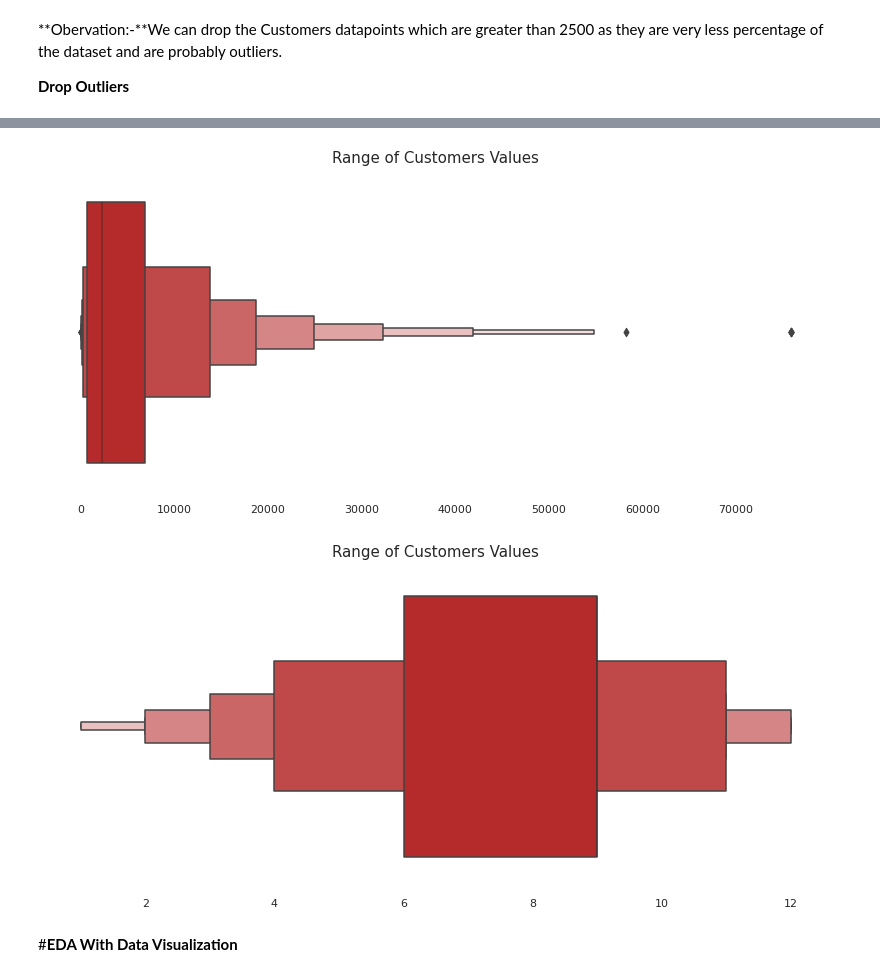
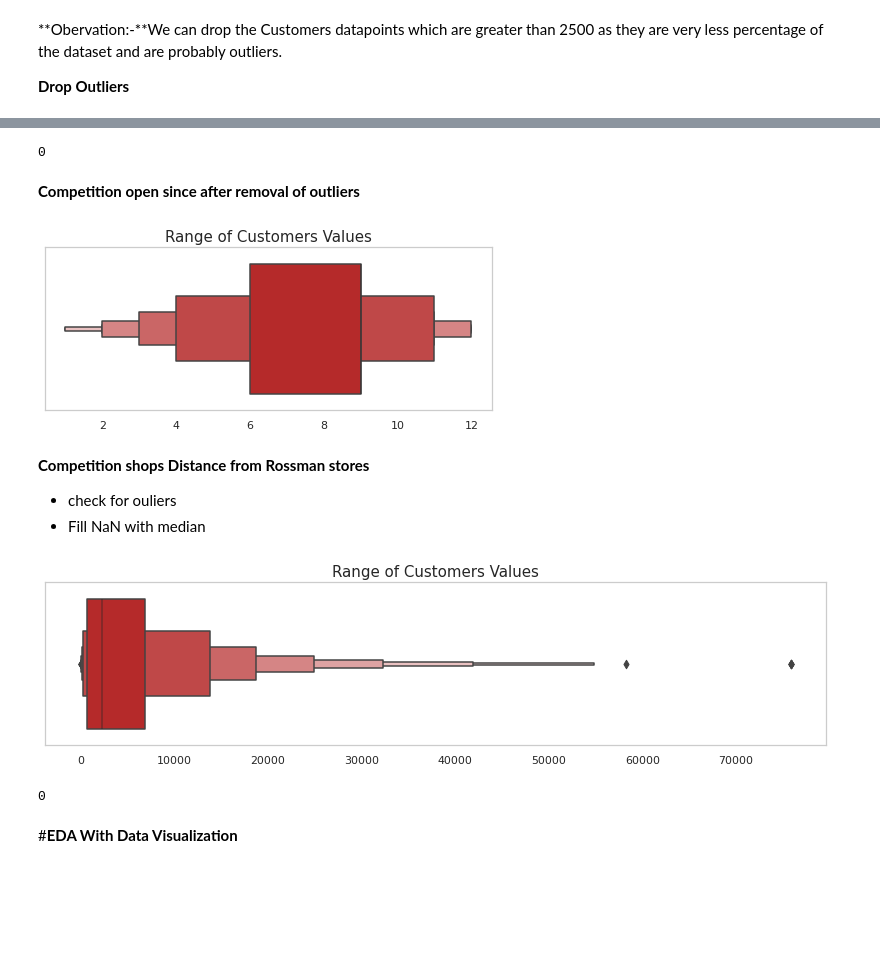
Before and after one commit to DeepakKumarSingh003/Rossmann-Sales-Prediction-, a Jupyter notebook: Rossmann_Sales_Prediction_Capstone_Project.ipynb, the cells around one changed output, grey strips where cells are left out. Saved outputs shown, nothing was run; the diff lists cells and outputs as text; code cells hidden in the pictures; blank space fills up the shorter version.

```diff
--- a/Rossmann_Sales_Prediction_Capstone_Project.ipynb
+++ b/Rossmann_Sales_Prediction_Capstone_Project.ipynb
@@ -390,10 +395,0 @@ for spine in ax.spines.values():
-# %%
-sns.set_theme(palette='autumn',rc={'figure.figsize': (18,6)},style='whitegrid')
-sns.distplot(x=df0['Customers'],color='#CC1313')
-plt.title('Count of Paid Apps as Compared to its size',size=14)
-plt.ylabel('Density of Paid Apps',size=12)
-plt.xlabel('Size of Paid Apps',size=12)
-plt.grid(False)
-for spine in plt.gca().spines.values():
-  spine.set_visible(False)
-plt.show()
@@ -459,10 +459,10 @@ df1.shape
 # %%
-sns.set_theme(rc={'figure.figsize': (14,6)},style='whitegrid')
+sns.set_theme(rc={'figure.figsize': (14,3)},style='whitegrid')
 sns.boxenplot(x=df1['CompetitionOpenSinceYear'],color='#CC1313')
 plt.grid(False)
 plt.xlabel('')
-plt.title('Range of Customers Values',size=15)
+plt.title('Compertition shops open since',size=15)
 ax = plt.gca()
-for spine in ax.spines.values():
-  spine.set_visible(False)
+# for spine in ax.spines.values():
+#   spine.set_visible(False)
 # %% [output]
@@ -470,25 +470,41 @@ for spine in ax.spines.values():
 # %%
 #Drop Cutomers value above 2500
 df1.drop(df1.loc[df1['CompetitionOpenSinceYear'] < 1980].index,inplace=True)
+# %%
+df1["CompetitionOpenSinceYear"].isnull().sum()
+# %% [output]
+0
+# %%
+df1["CompetitionOpenSinceYear"].fillna(int(df1["CompetitionOpenSinceYear"].mode()),inplace=True)
+# %% [markdown]
+**Competition open since after removal of outliers**
+# %%
+sns.set_theme(rc={'figure.figsize': (8,3)},style='whitegrid')
+sns.boxenplot(x=df1['CompetitionOpenSinceMonth'],color='#CC1313')
+plt.grid(False)
+plt.xlabel('')
+plt.title('Range of Customers Values',size=15)
+ax = plt.gca()
+# for spine in ax.spines.values():
+#   spine.set_visible(False)
+# %% [output]
+[figure, added]
+# %% [markdown]
+**Competition shops Distance from Rossman stores**
+* check for ouliers
+* Fill NaN with median
 # %%
-sns.set_theme(rc={'figure.figsize': (14,6)},style='whitegrid')
+sns.set_theme(rc={'figure.figsize': (14,3)},style='whitegrid')
 sns.boxenplot(x=df1['CompetitionDistance'],color='#CC1313')
 plt.grid(False)
 plt.xlabel('')
 plt.title('Range of Customers Values',size=15)
 ax = plt.gca()
-for spine in ax.spines.values():
-  spine.set_visible(False)
+# for spine in ax.spines.values():
+#   spine.set_visible(False)
 # %% [output]
-[figure, old version]
+[figure, new version]
-# %%
-sns.set_theme(rc={'figure.figsize': (14,6)},style='whitegrid')
-sns.boxenplot(x=df1['CompetitionOpenSinceMonth'],color='#CC1313')
-plt.grid(False)
-plt.xlabel('')
-plt.title('Range of Customers Values',size=15)
-ax = plt.gca()
-for spine in ax.spines.values():
-  spine.set_visible(False)
-# %% [output]
-[figure, removed]
+# %%
+df1["CompetitionDistance"].isnull().sum()
+# %% [output]
+0
```
Also changed, not shown: parts of 133 cells of this notebook.
